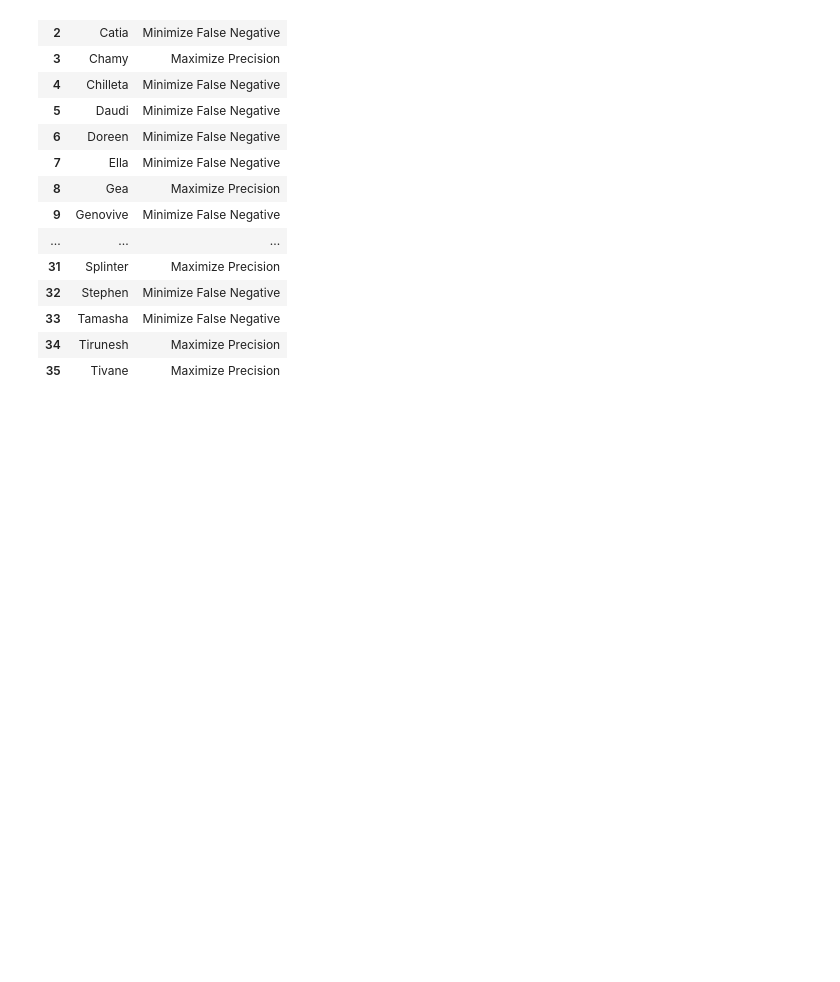
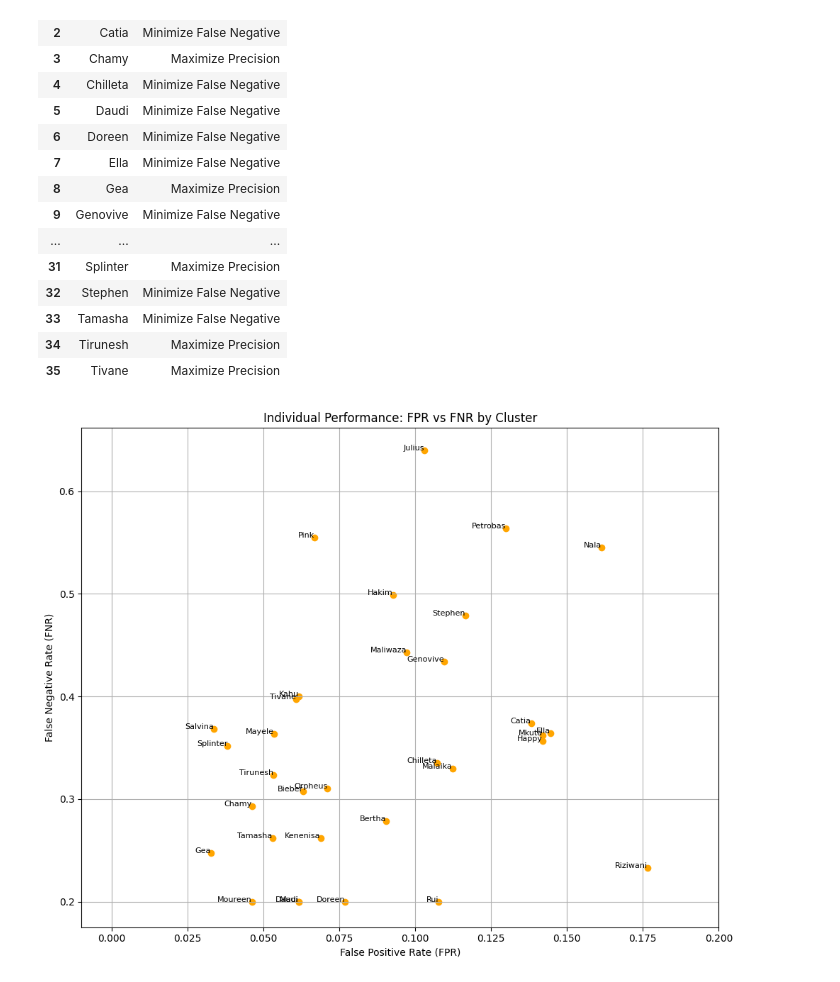
Before and after one commit to Valentin-Janclaes/Hackathon_Winning_Team_2025, a Jupyter notebook: notebook_analysis_1.ipynb, the cells around one changed output. Saved outputs shown, nothing was run; the diff lists cells and outputs as text; code cells hidden in the pictures; blank space fills up the shorter version.

```diff
--- a/notebook_analysis_1.ipynb
+++ b/notebook_analysis_1.ipynb
@@ -337,6 +337,10 @@ def plot_fpr_fnr(metrics_df):
     plt.tight_layout()
     plt.savefig("individual_fpr_fnr_cluster_plot.png")
     plt.show()
+# %%
+plot_fpr_fnr(metrics_df[metrics_df["FPR"]!=0])
+# %% [output]
+[figure, added]
 # %%
 plot_fpr_fnr(metrics_df)
 #metrics_df
```
Also changed, not shown: parts of 12 cells of this notebook.
